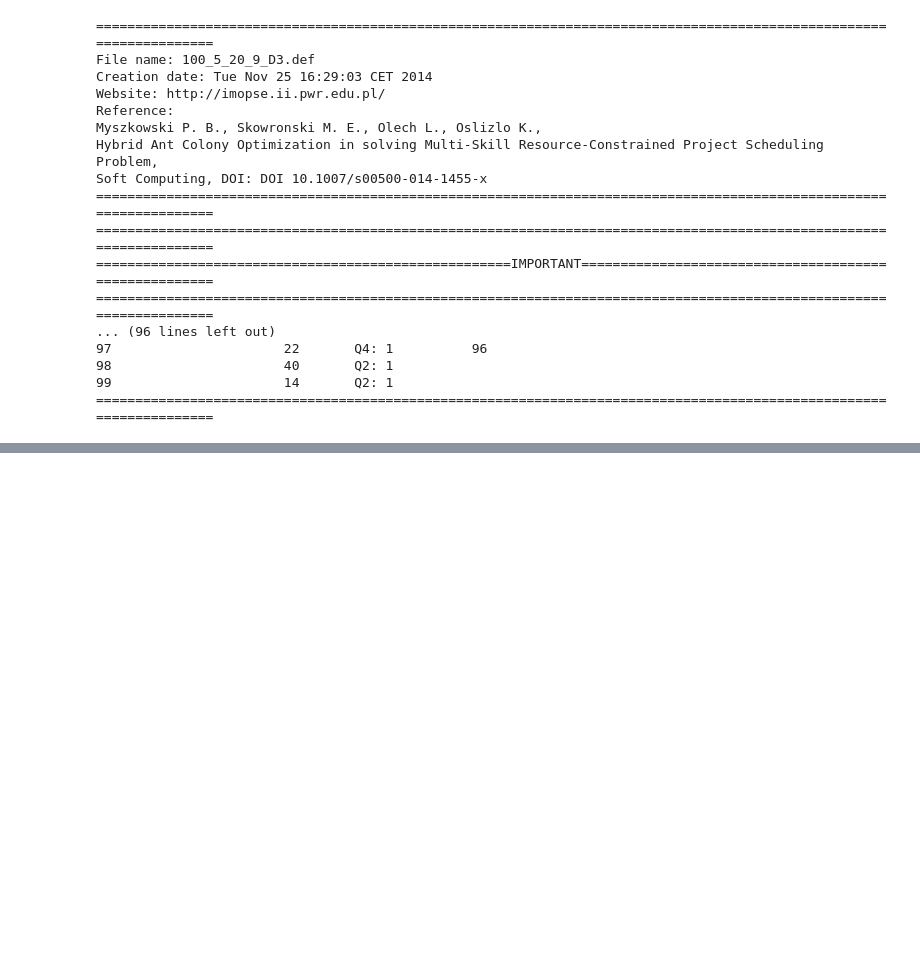
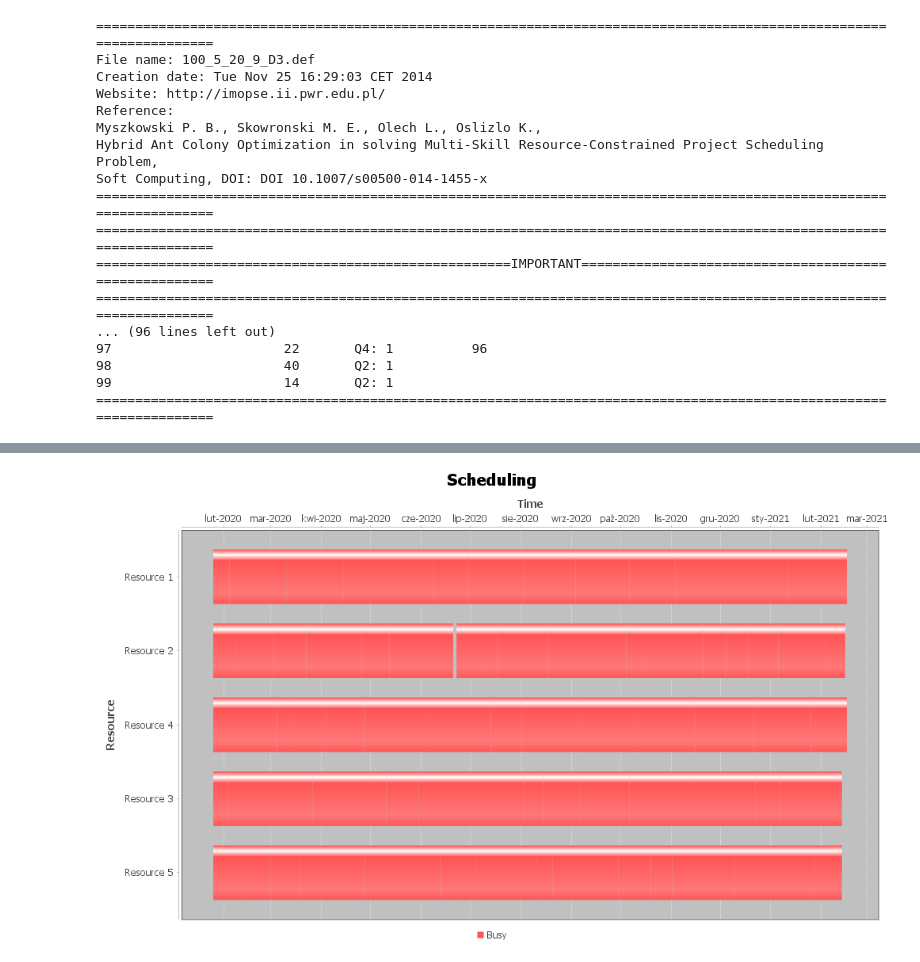
Before and after one commit to ignac8/msrcpsp, a Jupyter notebook: docs/ds.ipynb, the cells around one changed output, grey strips where cells are left out. Saved outputs shown, nothing was run; the diff lists cells and outputs as text; code cells hidden in the pictures; blank space fills up the shorter version.

```diff
--- a/docs/ds.ipynb
+++ b/docs/ds.ipynb
@@ -76,0 +96,4 @@ solver.toGraph().createBufferedImage(1000, 600)
+# %%
+simulatedAnnealingSolver.getBestSchedule().get().toGraph().createBufferedImage(1000, 600)
+# %% [output]
+[figure, added]
```
Also changed, not shown: parts of 10 cells of this notebook, 5 other files.
